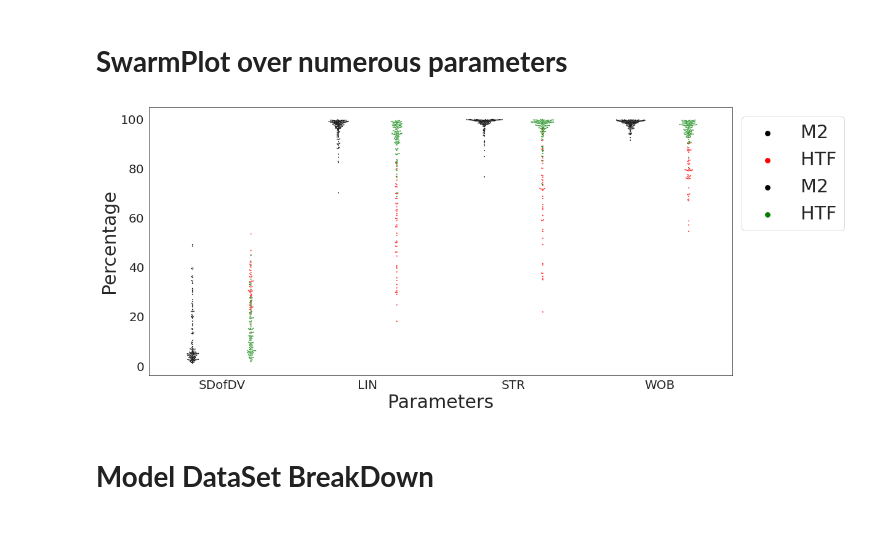
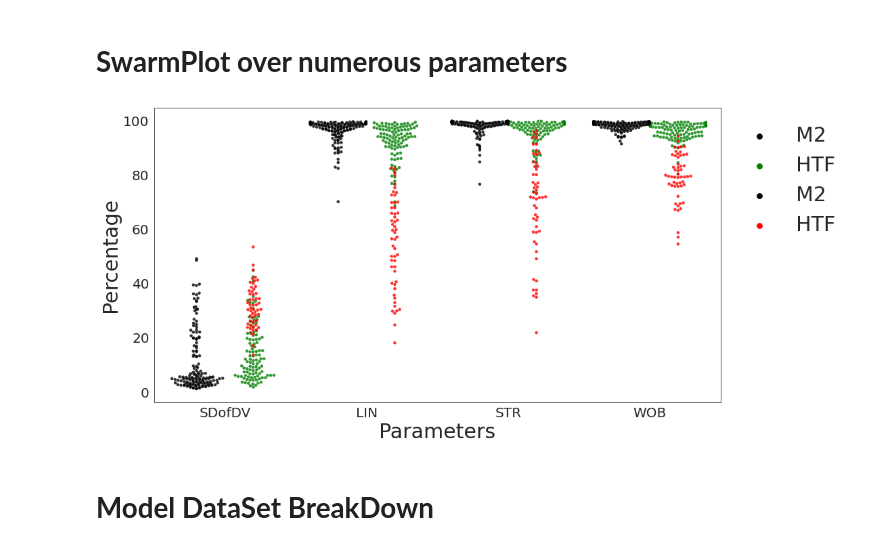
Before and after one commit to YZCUS/py-SpermTracking, a Jupyter notebook: 071422_feature_extraction.ipynb, the cells around one changed output. Drawn from its saved outputs; the diff is of its cells as text; code cells hidden in the pictures.

```diff
--- a/071422_feature_extraction.ipynb
+++ b/071422_feature_extraction.ipynb
@@ -285,3 +285,4 @@ df_bs
 2000 rows × 5 columns
 # %%
-df_bs.loc[:,'LC'].mean(),df_bs.loc[:,'RC'].mean()
+LC=df_bs.loc[:,'LC'].mean()
+RC=df_bs.loc[:,'RC'].mean()
@@ -289,0 +293,5 @@ df_bs.loc[:,'LC'].mean(),df_bs.loc[:,'RC'].mean()
+# %%
+m=-(LC[0]-RC[0])/(LC[1]-RC[1])
+midpoint=[(LC[0]+RC[0])/2,(LC[1]+RC[1])/2]
+# y = mx + b => b = y - mx
+b = midpoint[1]-m*midpoint[0]
@@ -289,0 +304,16 @@ df_bs.loc[:,'LC'].mean(),df_bs.loc[:,'RC'].mean()
+# %%
+# Since m > 0 , if a point (x1,y1) located at the right of boundary => m * x1 + b -y1 > 0 , if a point (x2,y2) located at the left side of boundary m * x2 + b -y2 < 0
+def isRight(m,b,x,y):
+  if m>0:
+    if m*x+b-y>0:
+      return True
+    elif m*x+b-y<0:
+      return False
+    else: return 0
+  elif m<0:
+    if m*x+b-y<0:
+      return True
+    elif  m*x+b-y>0:
+      return False
+    else: return 0
+  else: return 0
@@ -499,21 +579,23 @@ df_reshaped_ntc=pd.DataFrame(data={'Percentage':pd.concat([df_mod_ntc['SDofDV'],
 df_reshaped_hy=pd.DataFrame(data={'Percentage':pd.concat([df_mod_hy['SDofDV'],df_mod_hy['LIN'],df_mod_hy['STR'],df_mod_hy['WOB']],ignore_index=True),'Paras':hyPara,'Med':['HTF']*(4*len(df_mod_hy)),'Hy':[1]*(4*len(df_mod_hy))})
 df_reshaped_nhy=pd.DataFrame(data={'Percentage':pd.concat([df_mod_nhy['SDofDV'],df_mod_nhy['LIN'],df_mod_nhy['STR'],df_mod_nhy['WOB']],ignore_index=True),'Paras':nhyPara,'Med':['HTF']*(4*len(df_mod_nhy)),'Hy':[0]*(4*len(df_mod_nhy))})
 # %%
-df_swarm1=pd.concat([df_reshaped_ntc.loc[[i for i in range(len(df_reshaped_ntc)) if i%2==0]],df_reshaped_hy])
-df_swarm2=pd.concat([df_reshaped_ntc.loc[[i for i in range(len(df_reshaped_ntc)) if i%2!=0]],df_reshaped_nhy])
+df_swarm2=pd.concat([df_reshaped_ntc.loc[[i for i in range(len(df_reshaped_ntc)) if i%2==0]],df_reshaped_hy])
+df_swarm1=pd.concat([df_reshaped_ntc.loc[[i for i in range(len(df_reshaped_ntc)) if i%2!=0]],df_reshaped_nhy])
 # %%
-fig = plt.figure(figsize = (17,8))
-sns.swarmplot(x ="Paras", y = "Percentage", hue="Med", data = df_swarm1, size = 2, palette=["k","r"],alpha=0.8, dodge=True)
-sns.swarmplot(x ="Paras", y = "Percentage", hue="Med", data = df_swarm2, size = 2, palette=["k","g"],alpha=0.8, dodge=True)
+from matplotlib.patches import bbox_artist
+from pandas.plotting import boxplot_frame
+fig = plt.figure(figsize = (15,8))
+sns.swarmplot(x ="Paras", y = "Percentage", hue="Med", data = df_swarm1, size = 4.5, palette=["k","g"],alpha=0.8, dodge=True)
+sns.swarmplot(x ="Paras", y = "Percentage", hue="Med", data = df_swarm2, size = 4.5, palette=["k","r"],alpha=0.8, dodge=True)
 plt.xlabel('Parameters',fontsize=30)
 plt.ylabel('Percentage',fontsize=30)
 plt.xticks(size=20)
 plt.yticks(size=20)
-plt.legend(bbox_to_anchor=(1,1),fontsize=30)
+plt.legend(bbox_to_anchor=(1,1),frameon=False,fontsize=30)
 plt.savefig("/content/drive/MyDrive/071422_sperm_mod/Kmean_swarm_plot")
 plt.show()
 # %% [output]
-[figure, old version]
+[figure, new version]
 # %% [markdown]
 # **Model DataSet BreakDown**
 # %%
```
Also changed, not shown: parts of 19 cells of this notebook.
